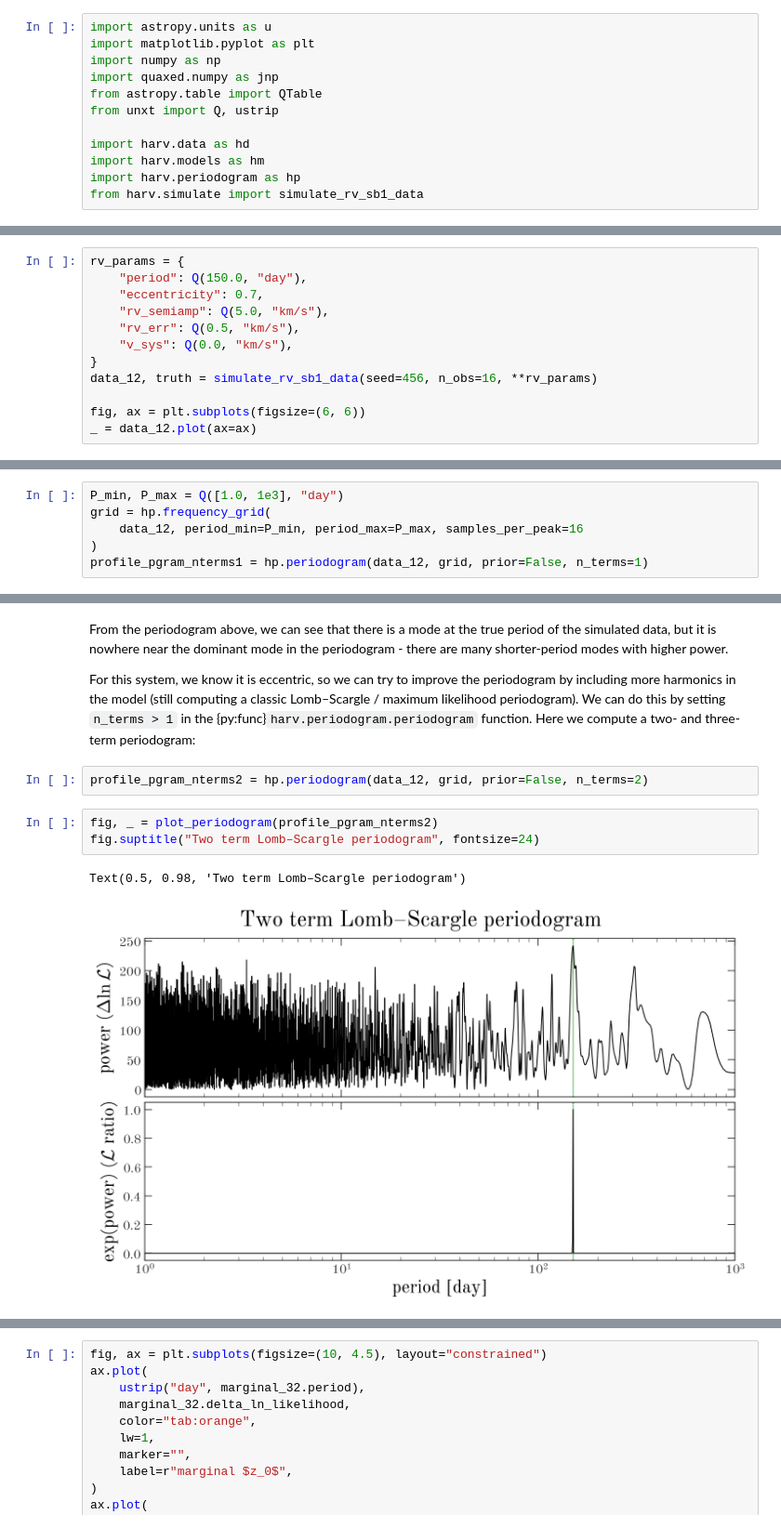
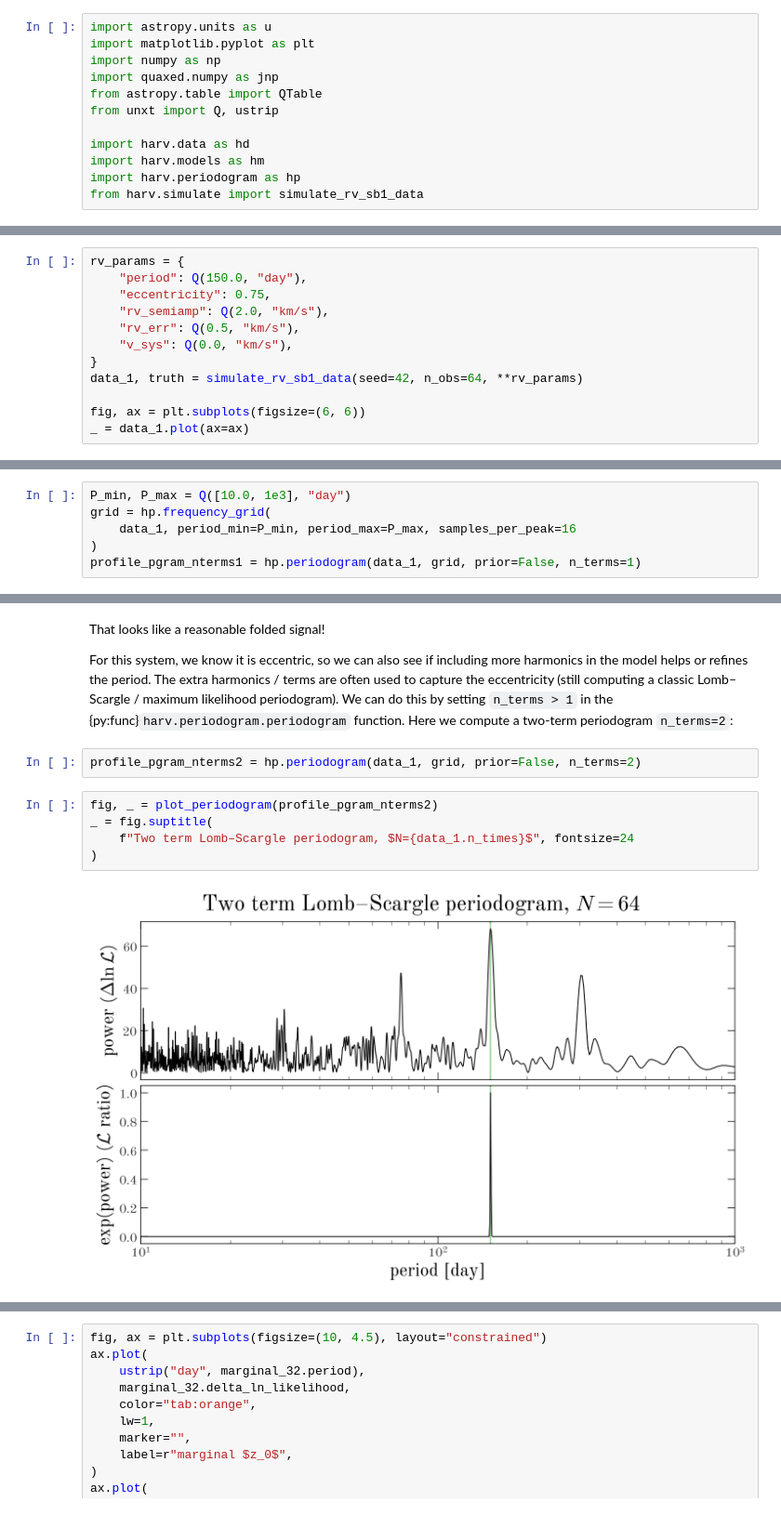
Before and after one commit to adrn/harv, a Jupyter notebook: docs/tutorials/case-studies/kepler-periodogram.ipynb, the cells around one changed output, grey strips where cells are left out. Shown at 93% size. Drawn from its saved outputs; the diff is of its cells as text.

```diff
--- a/docs/tutorials/case-studies/kepler-periodogram.ipynb
+++ b/docs/tutorials/case-studies/kepler-periodogram.ipynb
@@ -41,13 +43,13 @@ Here we'll simulate radial velocity data for a moderately-eccentric orbit and co
 # %%
 rv_params = {
     "period": Q(150.0, "day"),
-    "eccentricity": 0.7,
-    "rv_semiamp": Q(5.0, "km/s"),
+    "eccentricity": 0.75,
+    "rv_semiamp": Q(2.0, "km/s"),
     "rv_err": Q(0.5, "km/s"),
     "v_sys": Q(0.0, "km/s"),
 }
-data_12, truth = simulate_rv_sb1_data(seed=456, n_obs=16, **rv_params)
+data_1, truth = simulate_rv_sb1_data(seed=42, n_obs=64, **rv_params)
 
 fig, ax = plt.subplots(figsize=(6, 6))
-_ = data_12.plot(ax=ax)
+_ = data_1.plot(ax=ax)
 # %% [output]
@@ -57,7 +59,7 @@ To compute the periodogram, we first need to define a grid of trial periods. We
 # %%
-P_min, P_max = Q([1.0, 1e3], "day")
+P_min, P_max = Q([10.0, 1e3], "day")
 grid = hp.frequency_grid(
-    data_12, period_min=P_min, period_max=P_max, samples_per_peak=16
+    data_1, period_min=P_min, period_max=P_max, samples_per_peak=16
 )
-profile_pgram_nterms1 = hp.periodogram(data_12, grid, prior=False, n_terms=1)
+profile_pgram_nterms1 = hp.periodogram(data_1, grid, prior=False, n_terms=1)
 # %% [markdown]
@@ -117,13 +128,14 @@ Text(0.5, 0.98, 'One term Lomb–Scargle periodogram')
 # %% [markdown]
-From the periodogram above, we can see that there is a mode at the true period of the simulated data, but it is nowhere near the dominant mode in the periodogram - there are many shorter-period modes with higher power.
+That looks like a reasonable folded signal!
 
-For this system, we know it is eccentric, so we can try to improve the periodogram by including more harmonics in the model (still computing a classic Lomb–Scargle / maximum likelihood periodogram). We can do this by setting `n_terms > 1` in the {py:func}`harv.periodogram.periodogram` function. Here we compute a two- and three-term periodogram:
+For this system, we know it is eccentric, so we can also see if including more harmonics in the model helps or refines the period. The extra harmonics / terms are often used to capture the eccentricity (still computing a classic Lomb–Scargle / maximum likelihood periodogram). We can do this by setting `n_terms > 1` in the {py:func}`harv.periodogram.periodogram` function. Here we compute a two-term periodogram `n_terms=2`:
 # %%
-profile_pgram_nterms2 = hp.periodogram(data_12, grid, prior=False, n_terms=2)
+profile_pgram_nterms2 = hp.periodogram(data_1, grid, prior=False, n_terms=2)
 # %%
 fig, _ = plot_periodogram(profile_pgram_nterms2)
-fig.suptitle("Two term Lomb–Scargle periodogram", fontsize=24)
+_ = fig.suptitle(
+    f"Two term Lomb–Scargle periodogram, $N={data_1.n_times}$", fontsize=24
+)
 # %% [output]
-Text(0.5, 0.98, 'Two term Lomb–Scargle periodogram')
-[figure, old version]
+[figure, new version]
 # %% [markdown]
```
Also changed, not shown: parts of 23 cells of this notebook.
